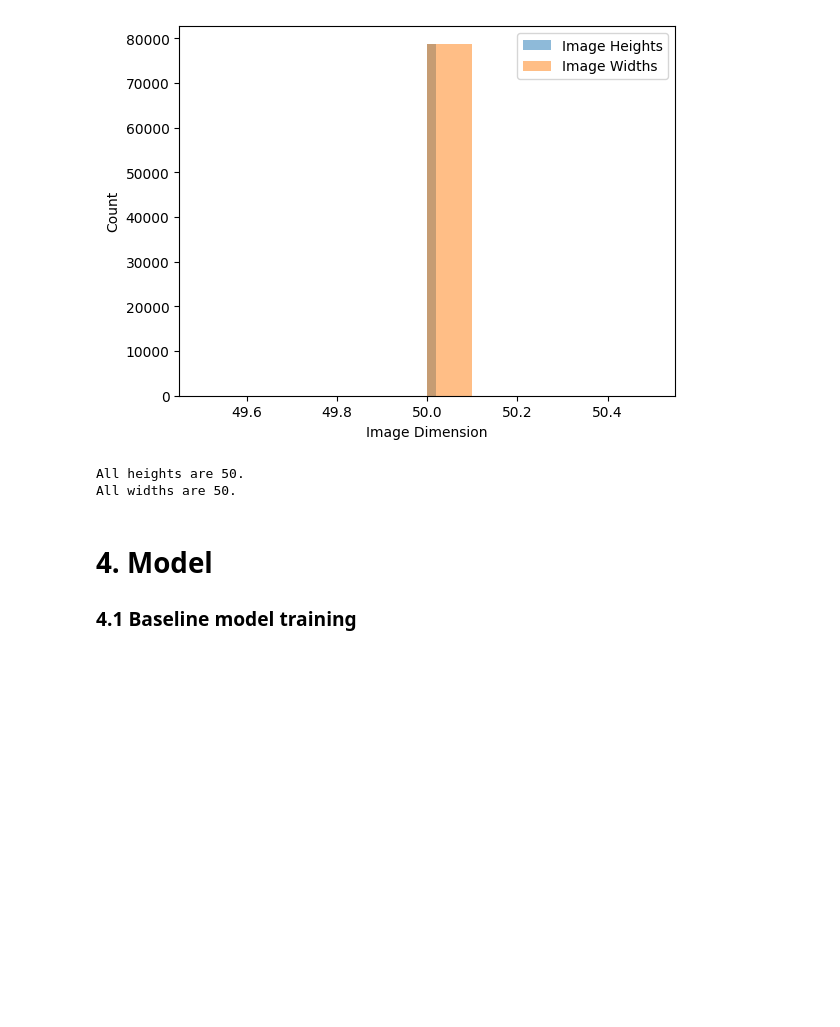
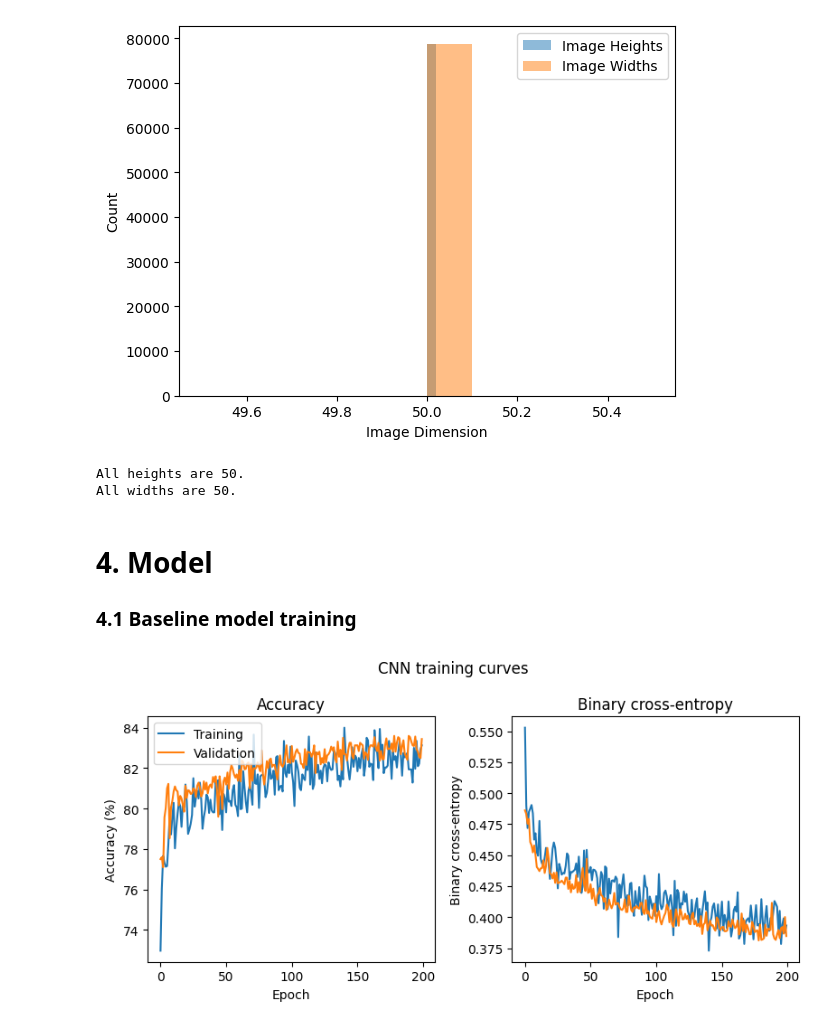
Before and after one commit to isabellegaldau/breast_cancer_diagnosis, a Jupyter notebook: notebooks/jllarose_test_notebook.ipynb, the cells around one changed output. Cells and saved outputs as stored; diff of their text form; code cells hidden in the pictures; blank space fills up the shorter version.

Commit message:
Cleaned up data in notebooks directory, added functions for training plot, dataset generation and model building to notebook.

```diff
--- a/notebooks/jllarose_test_notebook.ipynb
+++ b/notebooks/jllarose_test_notebook.ipynb
@@ -212,3 +282,32 @@ with open('negative_image_subset.pkl', 'wb') as file:
+# %%
+def plot_single_training_run(training_results):
+    '''Takes a training results dictionary, plots it.'''
+
+    # Set-up a 1x2 figure for accuracy and binary cross-entropy
+    fig, axs=plt.subplots(1,2, figsize=(8,4))
+
+    # Add the main title
+    fig.suptitle('CNN training curves', size='large')
+
+    # Plot training and validation accuracy
+    axs[0].set_title('Accuracy')
+    axs[0].plot(np.array(training_results.history['binary_accuracy']) * 100, label='Training')
+    axs[0].plot(np.array(training_results.history['val_binary_accuracy']) * 100, label='Validation')
+    axs[0].set_xlabel('Epoch')
+    axs[0].set_ylabel('Accuracy (%)')
+    axs[0].legend(loc='upper left')
+
+    # Plot training and validation binary cross-entropy
+    axs[1].set_title('Binary cross-entropy')
+    axs[1].plot(training_results.history['loss'])
+    axs[1].plot(training_results.history['val_loss'])
+    axs[1].set_xlabel('Epoch')
+    axs[1].set_ylabel('Binary cross-entropy')
+
+    # Show the plot
+    plt.tight_layout()
+
+    return plt
 # %%
 # From sol
 
@@ -304,10 +403,12 @@ cleaned_positive_directory = Path('notebooks/positive_image_subset.pkl')
 cleaned_negative_directory = Path('notebooks/negative_image_subset.pkl')
 # %%
 # Do a single training run with default settings
-training_results=single_training_run(cleaned)
+training_results=single_training_run('../data/images', batch_size=64, learning_rate=0.0001, epochs=200)
 
 # Collect the results so we can plot all of the experiments together at the end
 experiment_results={'Baseline model': training_results}
 
 # Plot the results
 plot_single_training_run(training_results).show()
+# %% [output]
+[figure, added]
```
Also changed, not shown: parts of 8 cells of this notebook, 6 other files.
